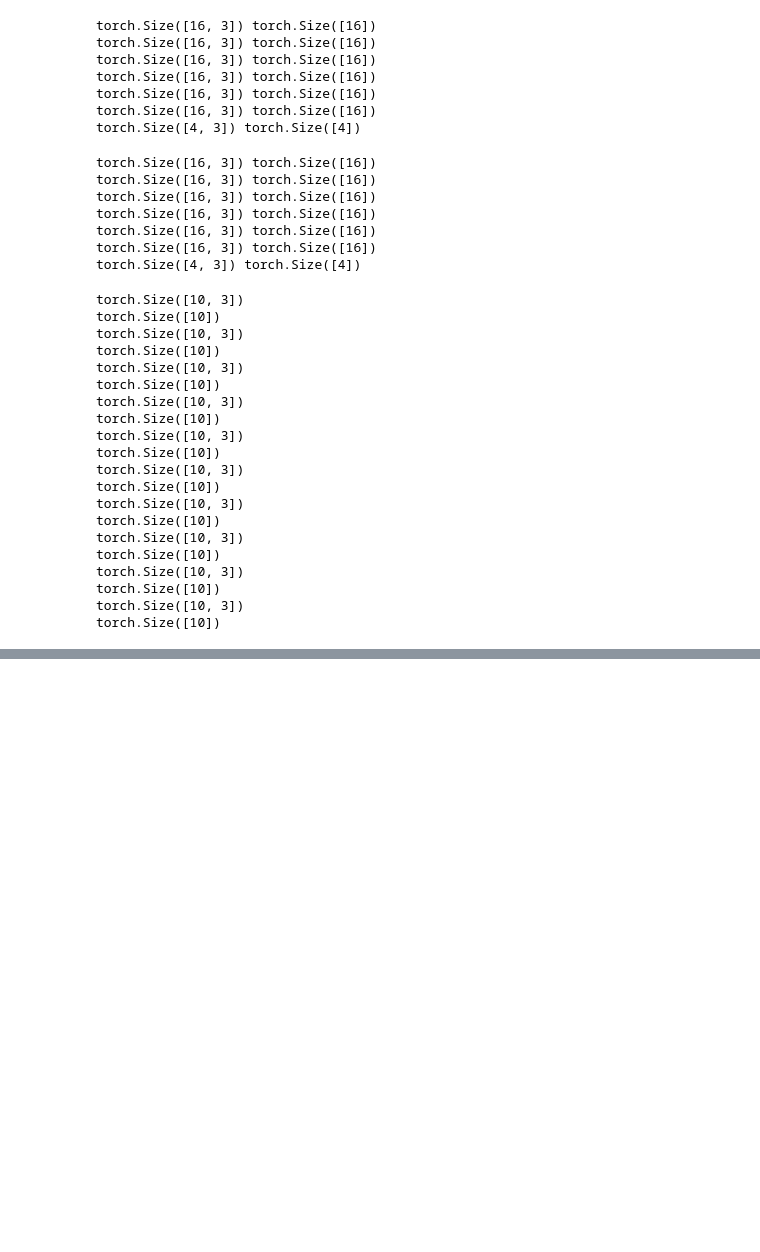
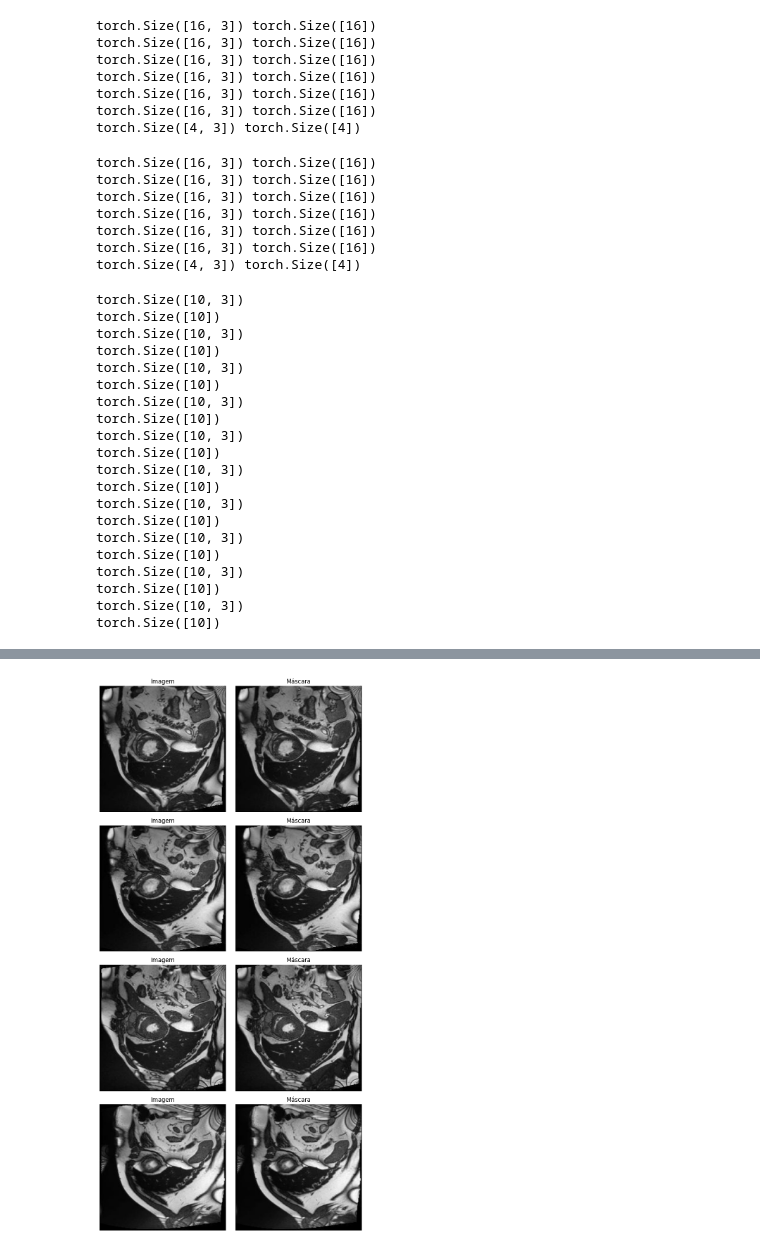
Before and after one commit to Alan240124/Alan, a Jupyter notebook: Atividade_Dataloader.ipynb, the cells around one changed output, grey strips where cells are left out. Saved outputs shown, nothing was run; the diff lists cells and outputs as text; code cells hidden in the pictures; blank space fills up the shorter version.

```diff
--- a/Atividade_Dataloader.ipynb
+++ b/Atividade_Dataloader.ipynb
@@ -154,3 +154,90 @@ ax[0].set_title("Imagem de Coração")
 ax[1].imshow(mask.squeeze(), cmap="gray")  # Exibindo a máscara em escala de cinza
 ax[1].set_title("/content/drive/MyDrive/patient110-4dnii")
 plt.show()
+# %%
+import os
+from torch.utils.data import Dataset, DataLoader
+from torchvision import transforms
+from PIL import Image
+import matplotlib.pyplot as plt
+import numpy as np
+
+# Caminho base do dataset de segmentação do coração
+dataset_path = "/content/drive/MyDrive/DataSet"
+
+# Função para criar as pastas, caso não existam
+def criar_pastas_dataset():
+    os.makedirs(os.path.join(dataset_path, "images"), exist_ok=True)
+    os.makedirs(os.path.join(dataset_path, "masks"), exist_ok=True)
+    print("Pastas 'images' e 'masks' verificadas/criadas com sucesso.")
+
+# Chama a função para garantir que as pastas existam
+criar_pastas_dataset()
+
+# Define uma classe personalizada para o dataset
+class HeartSegmentationDataset(Dataset):
+    def __init__(self, images_dir, masks_dir, transform=None):
+        self.images_dir = images_dir
+        self.masks_dir = masks_dir
+        self.transform = transform
+        self.image_names = os.listdir(images_dir)  # lista de imagens
+
+    def __len__(self):
+        return len(self.image_names)
+
+    def __getitem__(self, idx):
+        # Carrega a imagem e a máscara usando o índice
+        image_path = os.path.join(self.images_dir, self.image_names[idx])
+        mask_path = os.path.join(self.masks_dir, self.image_names[idx])
+
+        # Abre as imagens como objetos PIL
+        image = Image.open(image_path).convert("RGB")
+        mask = Image.open(mask_path).convert("L")  # Máscara em escala de cinza
+
+        # Aplica as transformações, se houver
+        if self.transform:
+            image = self.transform(image)
+            mask = self.transform(mask)
+
+        return image, mask
+
+# Define o caminho para as pastas de imagens e máscaras
+images_dir = os.path.join(dataset_path, "images")
+masks_dir = os.path.join(dataset_path, "masks")
+
+# Transforma de exemplo (normalização e redimensionamento)
+transform = transforms.Compose([
+    transforms.Resize((256, 256)),
+    transforms.ToTensor(),
+])
+
+# Cria o DataLoader
+heart_dataset = HeartSegmentationDataset(images_dir=images_dir, masks_dir=masks_dir, transform=transform)
+dataloader = DataLoader(heart_dataset, batch_size=4, shuffle=True)
+
+# Função para exibir um batch de imagens e máscaras
+def visualizar_batch(dataloader):
+    images, masks = next(iter(dataloader))  # Obtem um batch
+    batch_size = images.size(0)
+
+    fig, axes = plt.subplots(batch_size, 2, figsize=(8, 4 * batch_size))
+    for i in range(batch_size):
+        # Converte a imagem e máscara para numpy para exibição
+        image_np = images[i].permute(1, 2, 0).numpy()  # rearranja canais para [H, W, C]
+        mask_np = masks[i].squeeze().numpy()           # remove dimensões extras
+
+        # Exibe a imagem e a máscara
+        axes[i, 0].imshow(image_np)
+        axes[i, 0].set_title("Imagem")
+        axes[i, 0].axis("off")
+
+        axes[i, 1].imshow(mask_np, cmap="gray")
+        axes[i, 1].set_title("Máscara")
+        axes[i, 1].axis("off")
+
+    plt.tight_layout()
+    plt.show()
+
+# Chama a função para exibir um batch de imagens e máscaras
+visualizar_batch(dataloader)
+# %% [output]
@@ -156,0 +245 @@ plt.show()
+[figure, added]
```
Also changed, not shown: parts of 1 cell of this notebook.
